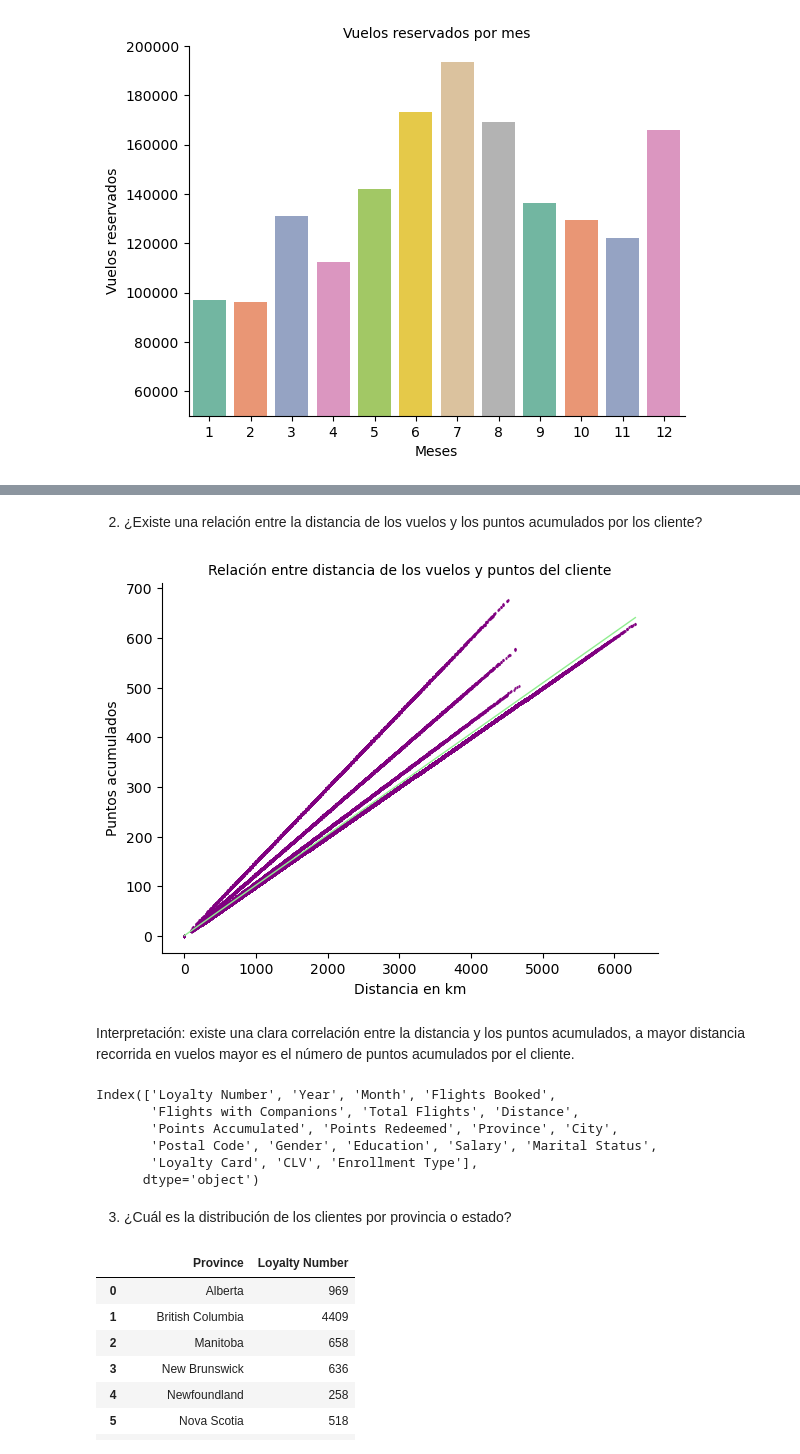
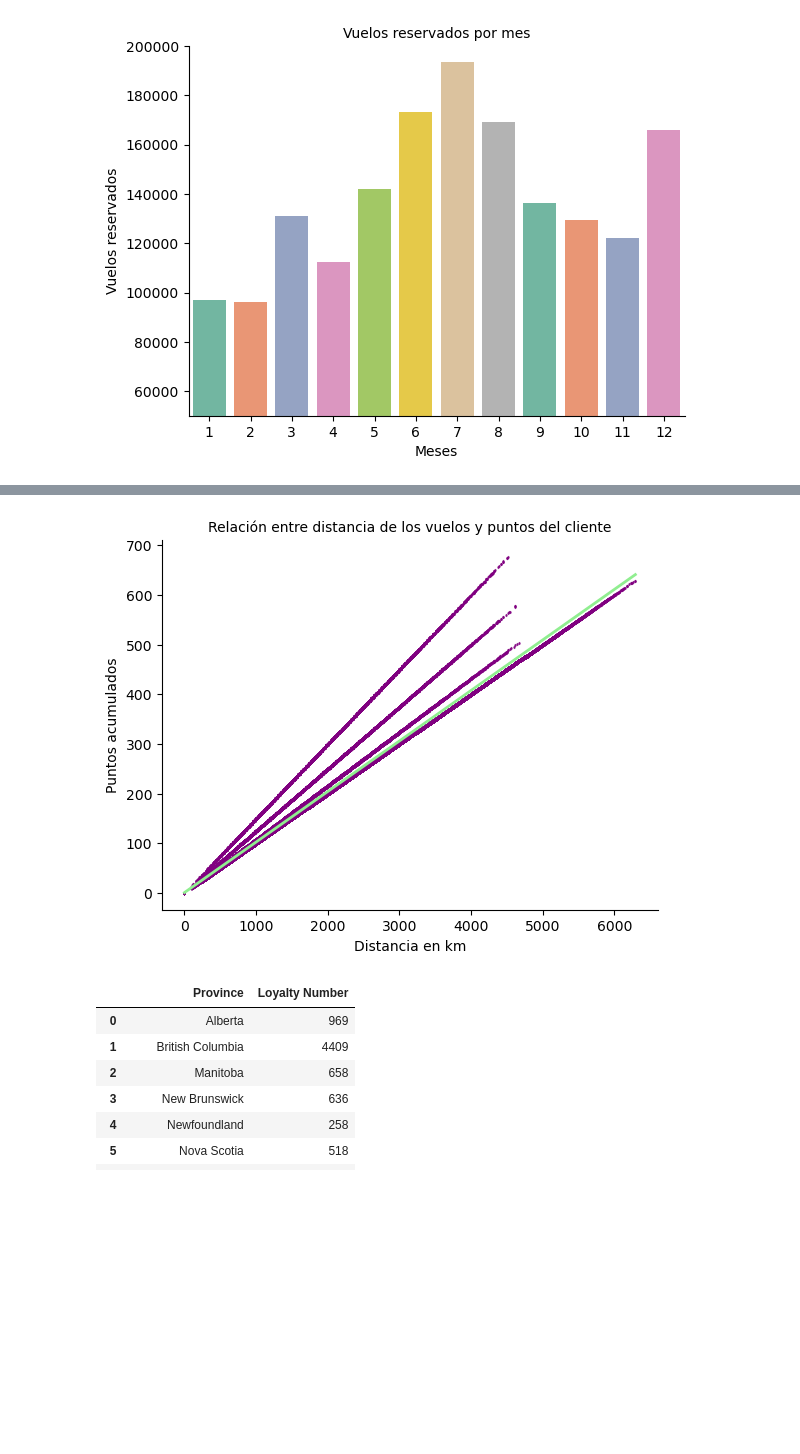
Before and after one commit to Adalab/bda-modulo-3-evaluacion-final-Marina-pg, a Jupyter notebook: evaluacion/ev_3_Marina.ipynb, the cells around one changed output, grey strips where cells are left out. Cells and saved outputs as stored; diff of their text form; code cells hidden in the pictures; blank space fills up the shorter version.

```diff
--- a/evaluacion/evaluacion_mod3.ipynb
+++ b/evaluacion/ev_3_Marina.ipynb
@@ -341,27 +310,12 @@ Interpretación: este gráfico está basado en los datos de 2017 y 2018, lo cual
-# %% [markdown]
-2. ¿Existe una relación entre la distancia de los vuelos y los puntos acumulados por los cliente?
 # %%
-sns.regplot(x = 'Distance', y = 'Points Accumulated', data = df_limpio, marker= 'd', scatter_kws={'color': 'purple', 's': 1}, line_kws={'color': 'lightgreen', 'linewidth': 1})
+sns.regplot(x = 'Distance', y = 'Points Accumulated', data = df_limpio, marker= 'd', scatter_kws={'color': 'purple', 's': 1}, line_kws={'color': 'lightgreen', 'linewidth': 2})
 plt.xlabel('Distancia en km') #Canadá usa el sistema métrico decimal para medir distancias
 plt.ylabel('Puntos acumulados')
 plt.title('Relación entre distancia de los vuelos y puntos del cliente', fontsize = 10)
 plt.gca().spines['right'].set_visible(False)
 plt.gca().spines['top'].set_visible(False);
 # %% [output]
-[figure, old version]
+[figure, new version]
-# %% [markdown]
-Interpretación: existe una clara correlación entre la distancia y los puntos acumulados, a mayor distancia recorrida en vuelos mayor es el número de puntos acumulados por el cliente.
-# %%
-df_limpio.columns
-# %% [output]
-Index(['Loyalty Number', 'Year', 'Month', 'Flights Booked',
-       'Flights with Companions', 'Total Flights', 'Distance',
-       'Points Accumulated', 'Points Redeemed', 'Province', 'City',
-       'Postal Code', 'Gender', 'Education', 'Salary', 'Marital Status',
-       'Loyalty Card', 'CLV', 'Enrollment Type'],
-      dtype='object')
-# %% [markdown]
-3. ¿Cuál es la distribución de los clientes por provincia o estado?
 # %%
 df_clientes_provincia = df_limpio.groupby('Province')['Loyalty Number'].nunique().reset_index()
 # %%
```
Also changed, not shown: parts of 19 cells of this notebook, 1 other file.
